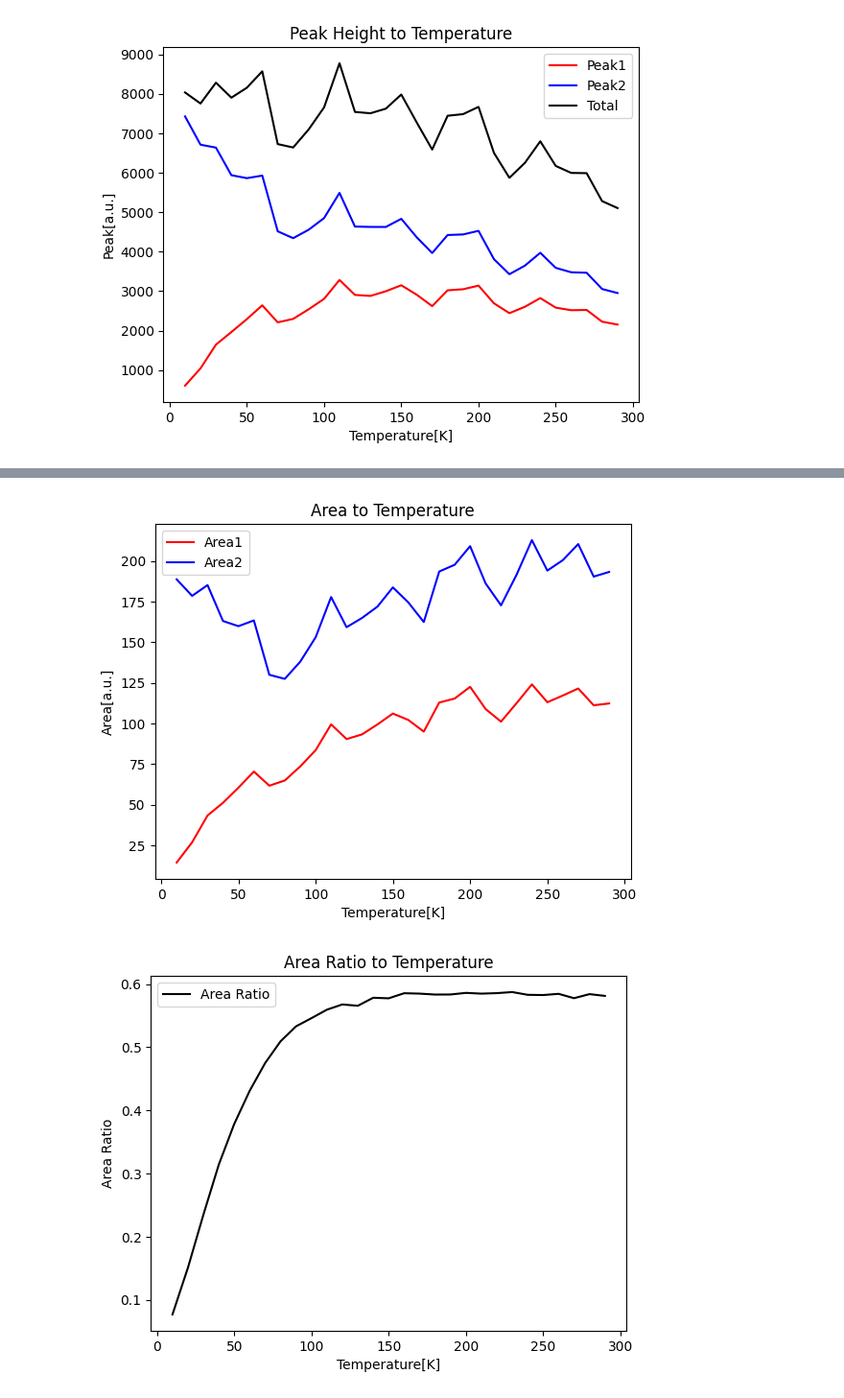
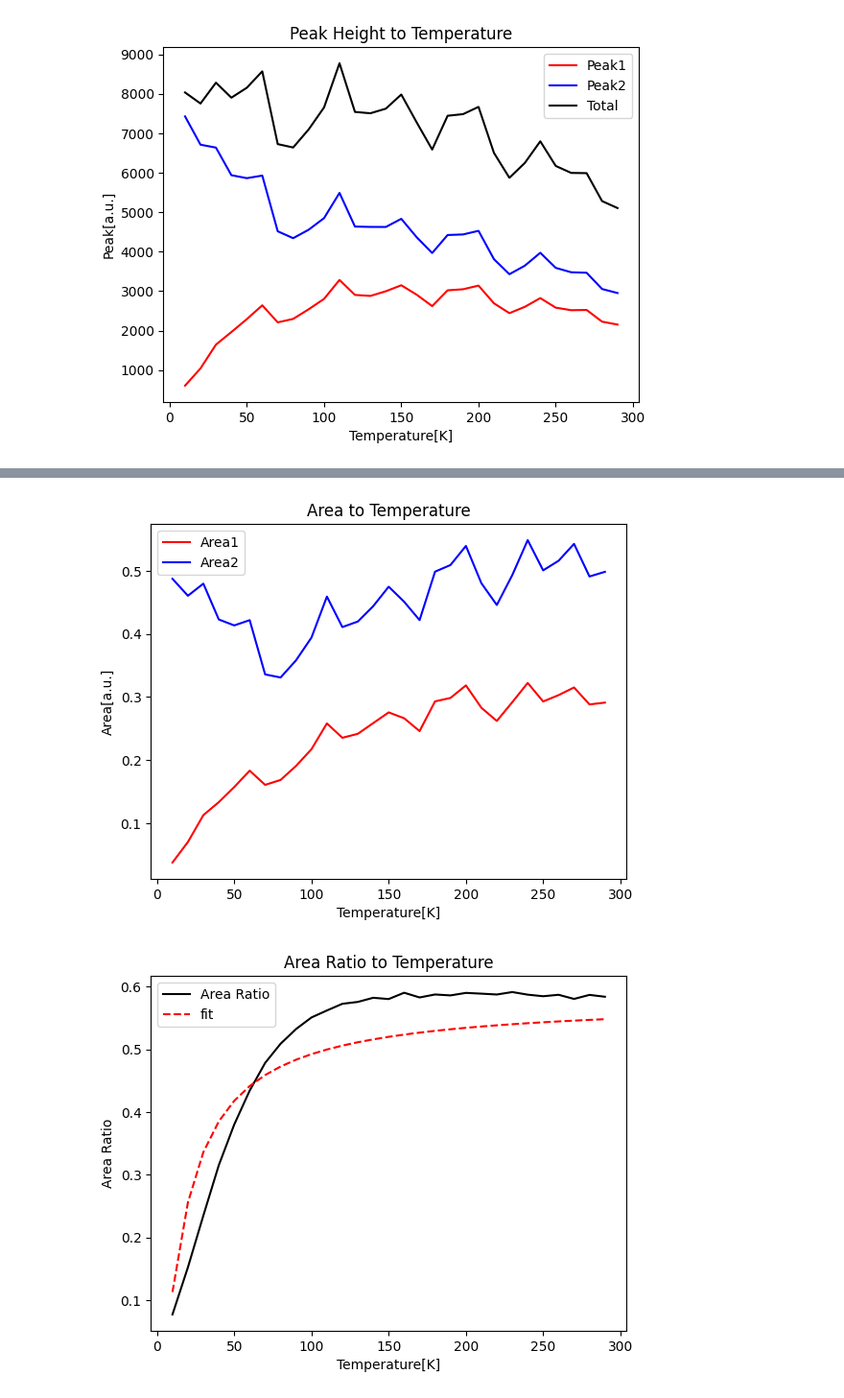
Before and after one commit to IntermidiatePhysicsExperiment/Photoluminescence, a Jupyter notebook: EDA/00_Ruby.ipynb, the cells around one changed output, grey strips where cells are left out. Shown at 96% size. Drawn from its saved outputs; the diff is of its cells as text; code cells hidden in the pictures.

```diff
--- a/EDA/00_Ruby.ipynb
+++ b/EDA/00_Ruby.ipynb
@@ -18,16 +18,16 @@ ref, bac, sig = get_data(T)
 # %% [markdown]
 # Curve Fit
 # %%
-x = ref['Wavelength[nm]']
+T = ref['Wavelength[nm]']
 y = ref['Intensity[a.u.]']
 
 func = lambda x, A1, x1, L1, A2, x2, L2: A1 / np.pi * L1 / (L1**2 + (x - x1)**2) + A2 / np.pi * L2 / (L2**2 + (x - x2)**2)
 p0 = [1, 690, 10, 10, 694, 10]
 
-popt, pcov = scipy.optimize.curve_fit(func, x, y, p0=p0)
+popt, pcov = scipy.optimize.curve_fit(func, T, y, p0=p0)
 print(popt)
 
-plt.plot(x, y, label='data')
-plt.plot(x, func(x, *popt), label='fit')
+plt.plot(T, y, label='data')
+plt.plot(T, func(T, *popt), label='fit')
 plt.legend()
 # %% [output]
@@ -47,9 +47,10 @@ def fit(T, log=False, plot=False, save=False):
   range1 = [690, 692]; range2 = [692, 695]
   mask1 = (x > range1[0]) & (x < range1[1]); mask2 = (x > range2[0]) & (x < range2[1])
   y1 = y[mask1]; y2 = y[mask2]
+  x = 1239.84193 / x # nm to eV
   peak1 = th.max(y1); peak2 = th.max(y2)
-  A1 = peak1; x1 = x[mask1][th.argmax(y1)]; L1 = 0.1
-  A2 = peak2; x2 = x[mask2][th.argmax(y2)]; L2 = 0.1
+  A1 = peak1; x1 = x[mask1][th.argmax(y1)]; L1 = 4e-4
+  A2 = peak2; x2 = x[mask2][th.argmax(y2)]; L2 = 4e-4
 
   # fitting
   func = lambda x, x1, L1, x2, L2: A1 * L1**2 / (L1**2 + (x - x1)**2) + A2 * L2**2 / (L2**2 + (x - x2)**2)
@@ -75,21 +76,21 @@ def fit(T, log=False, plot=False, save=False):
   R2 = 1 - loss.item() / ((y - y.mean())**2).mean()
 
   if log:
-    print(f'Peak1 : {peak1:.2f}, Centre1 : {mid1:.2f}, Width1 : {width1:.2f}, Area1 : {area1:.2f}')
-    print(f'Peak2 : {peak2:.2f}, Centre2 : {mid2:.2f}, Width2 : {width2:.2f}, Area2 : {area2:.2f}')
+    print(f'Peak1 : {peak1:.2f}, Centre1 : {mid1:.4f}, Width1 : {width1:.4f}, Area1 : {area1:.2f}')
+    print(f'Peak2 : {peak2:.2f}, Centre2 : {mid2:.4f}, Width2 : {width2:.4f}, Area2 : {area2:.2f}')
     print(f'Ratio : {ratio:.2f}')
     print(f'R2 : {R2:.2f}')
   if plot or save:
     plt.plot(x, y, label='data', color='black')
     plt.plot(x, func(x, *(p0*params).detach().numpy()), label='fit', color='red', linestyle='--')
     plt.title(f'Photoluminescence of ruby at {T}K')
-    plt.xlabel('Wavelength[nm]')
+    plt.xlabel('Energy[eV]')
     plt.ylabel('Intensity[a.u.]')
-    plt.text(690, peak2*0.7, f"""RMSE: {np.sqrt(loss.item()):.0f}[a.u.]
+    plt.text(1.784, peak2*0.7, f"""RMSE: {np.sqrt(loss.item()):.0f}[a.u.]
 Peak1: {peak1:.0f}[a.u.]
-Centre1: {mid1:.2f}[nm]
+Centre1: {mid1:.2f}[eV]
 Peak2: {peak2:.0f}[a.u.]
-Centre2: {mid2:.2f}[nm]
+Centre2: {mid2:.2f}[eV]
 Ratio: {ratio:.2f}""")
     plt.legend()
     if save:
@@ -189,0 +200,7 @@ plt.show()
+# %%
+T = 10
+Gamma_n, alpha_n, T_D = p0
+eps = 1e-11
+x = np.linspace(0, T_D/T, 1000)
+integral = np.sum(x**6 * np.exp(x) / (np.exp(x) - 1 + eps)**2)
+integral
@@ -208,14 +227,21 @@ plt.legend()
 plt.savefig('output/Ruby_EDA/Area.png', dpi=400)
 plt.show()
 # %% [output]
-[figure, old version]
+[figure, new version]
 # %%
 plt.title('Area Ratio to Temperature')
+k_B = 8.617333262145e-5 # eV/K
+A = 0.58
+func = lambda T, delta_E: A * np.exp(-delta_E / (k_B * T))
+p0 = [1e-3]
+popt, pcov = scipy.optimize.curve_fit(func, data[:, 0], data[:, 9], p0=p0)
 plt.plot(Temperature, data[:, 9], label='Area Ratio', color='black')
+# plt.plot(Temperature, func(Temperature, *p0), label='fit', color='red', linestyle='--')
+plt.plot(Temperature, func(Temperature, *popt), label='fit', color='red', linestyle='--')
 plt.xlabel('Temperature[K]')
 plt.ylabel('Area Ratio')
 plt.legend()
 plt.savefig('output/Ruby_EDA/Ratio.png', dpi=400)
 plt.show()
 # %% [output]
-[figure, old version]
+[figure, new version]
```
Also changed, not shown: parts of 10 cells of this notebook, 41 other files.
